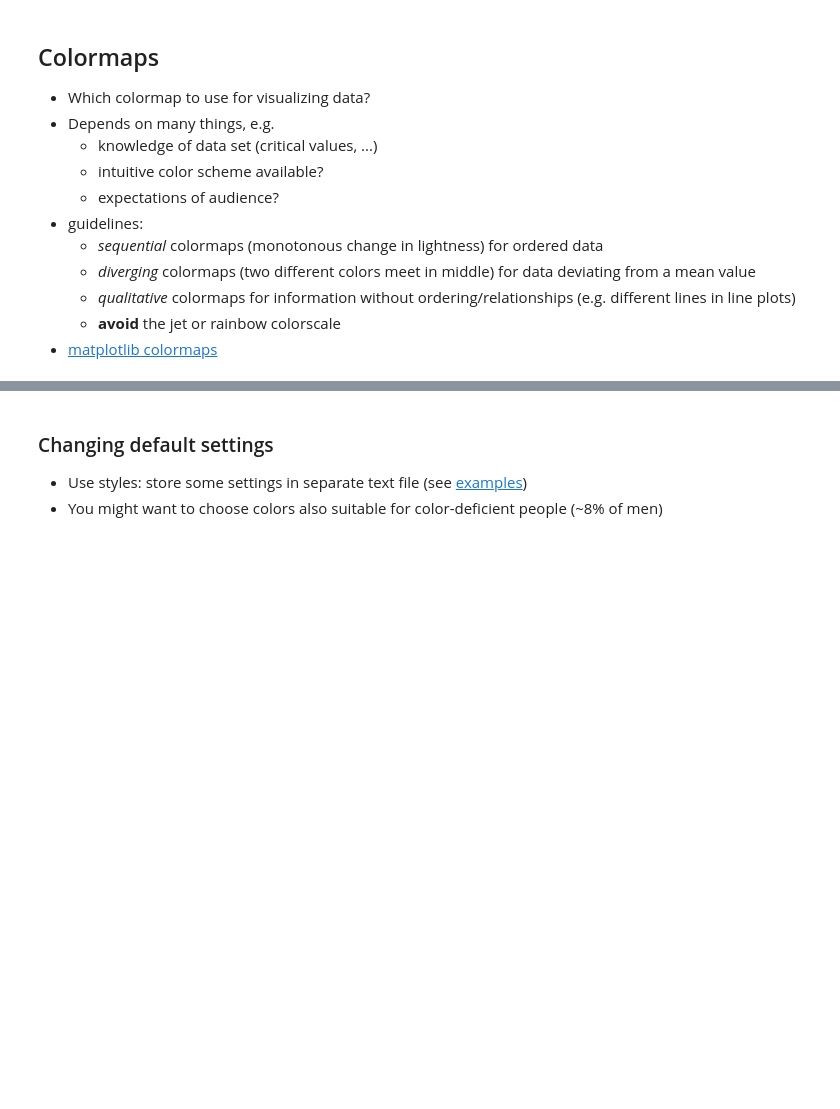
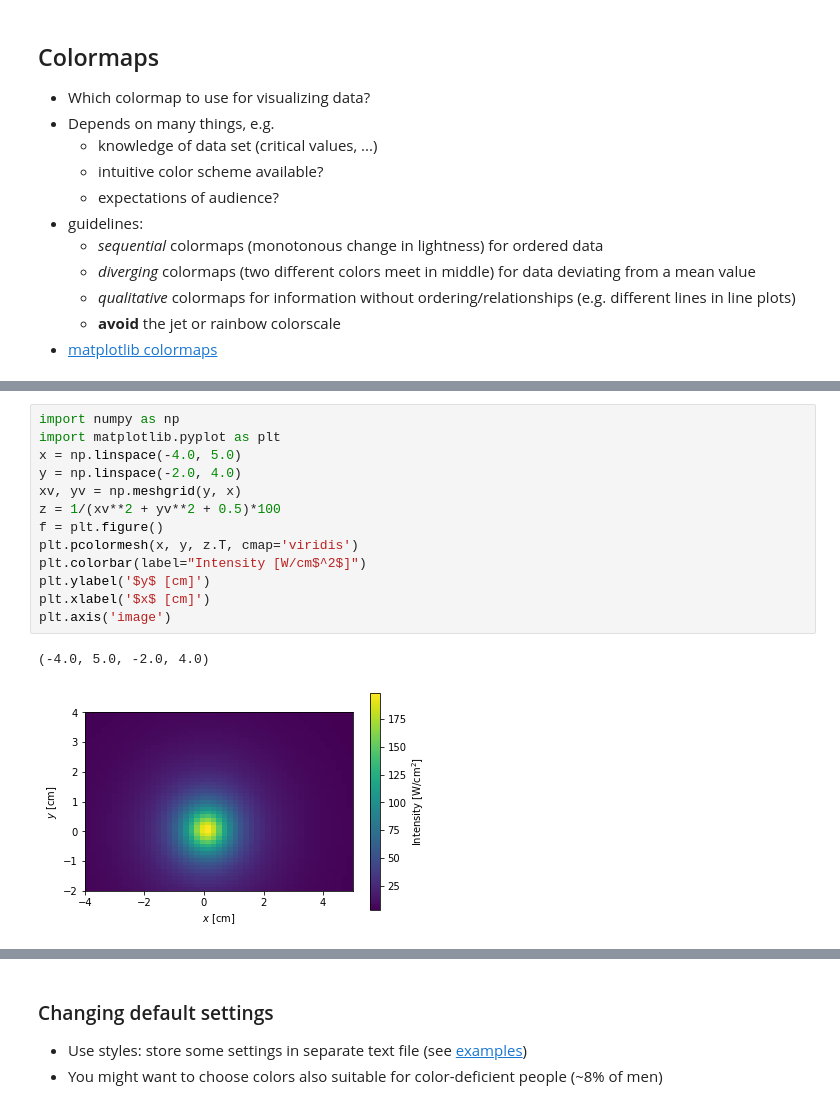
Before and after one commit to DiegoZerm/python-for-hpc-clase, a Jupyter notebook: notebooks/5a--Visualization.ipynb, the cells around one changed output, grey strips where cells are left out. Saved outputs shown, nothing was run; the diff lists cells and outputs as text; blank space fills up the shorter version.

```diff
--- a/notebooks/5a--Visualization.ipynb
+++ b/notebooks/5a--Visualization.ipynb
@@ -138,5 +118,21 @@ plt.axis('image')
 * [matplotlib colormaps](https://matplotlib.org/tutorials/colors/colormaps.html)
 # %% [markdown]
 ![Sequential colormaps](fig/colormaps_sequential.png)
+# %%
+import numpy as np
+import matplotlib.pyplot as plt
+x = np.linspace(-4.0, 5.0)
+y = np.linspace(-2.0, 4.0)
+xv, yv = np.meshgrid(y, x)
+z = 1/(xv**2 + yv**2 + 0.5)*100
+f = plt.figure()
+plt.pcolormesh(x, y, z.T, cmap='viridis')
+plt.colorbar(label="Intensity [W/cm$^2$]")
+plt.ylabel('$y$ [cm]')
+plt.xlabel('$x$ [cm]')
+plt.axis('image')
+# %% [output]
+(-4.0, 5.0, -2.0, 4.0)
+[figure, added]
 # %% [markdown]
 ![Diverging colormaps](fig/colormaps_diverging.png)
```
Also changed, not shown: parts of 8 cells of this notebook, 4 other files.
